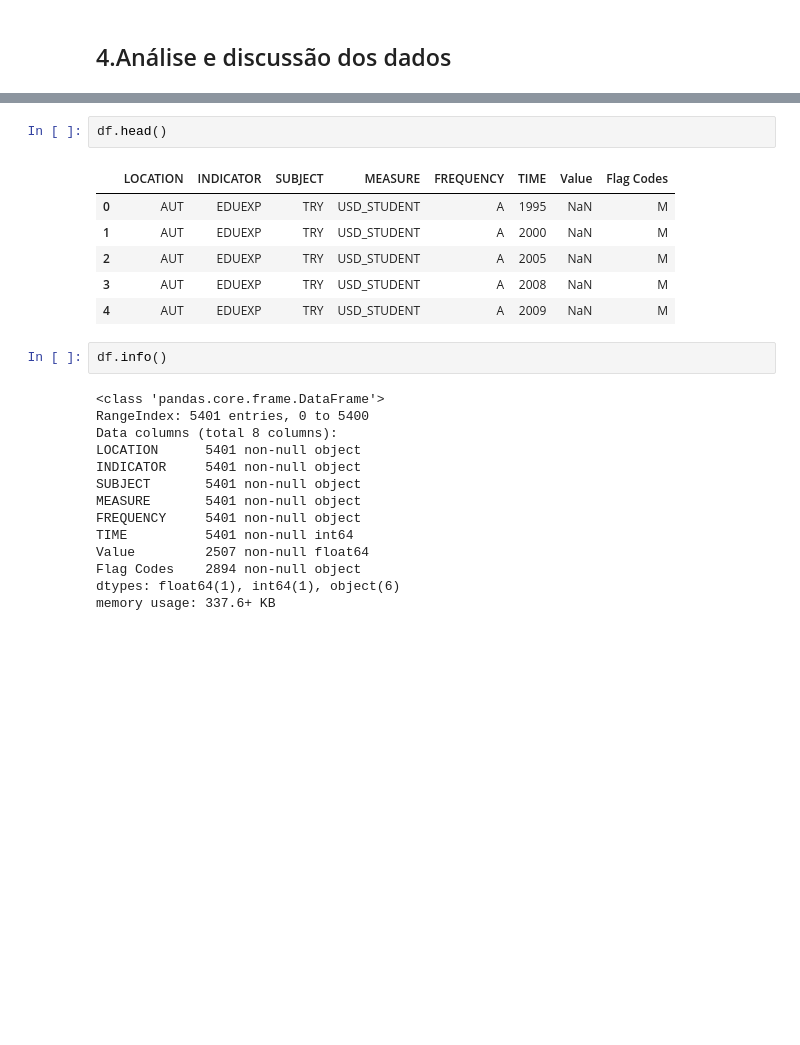
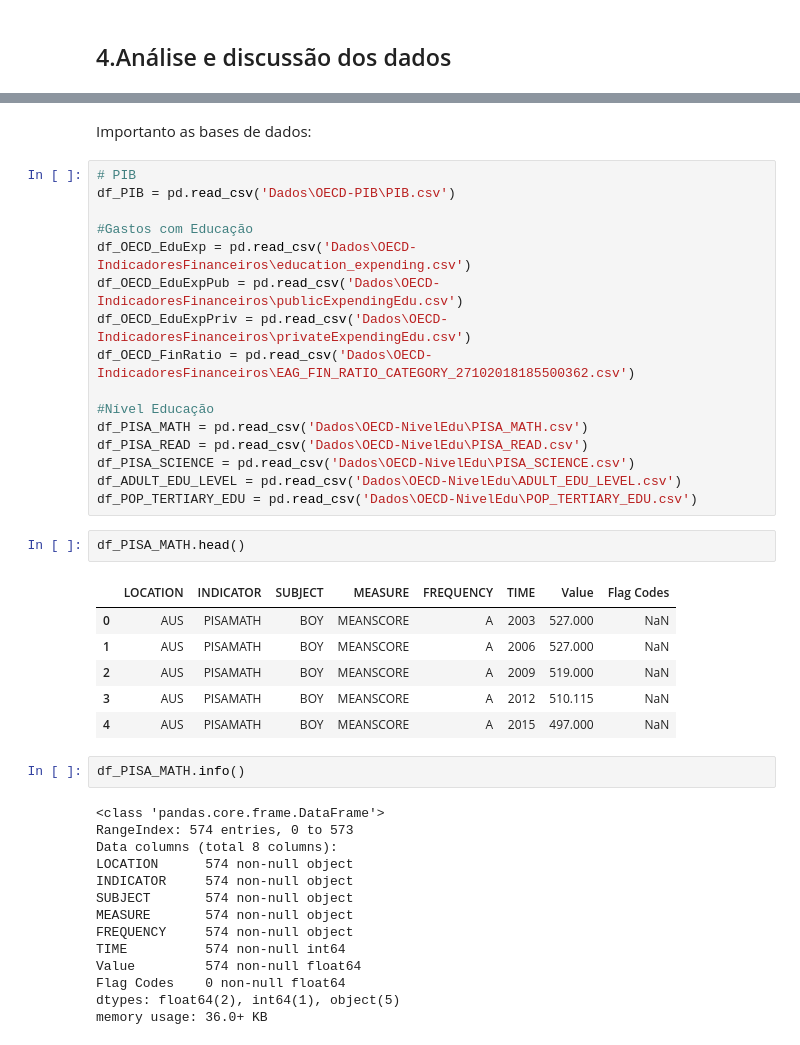
Before and after one commit to BimChar/Projeto_Integrador-DH, a Jupyter notebook: projetoIntegrador.ipynb, the cells around one changed output, grey strips where cells are left out. Cells and saved outputs as stored; diff of their text form; blank space fills up the shorter version.

```diff
--- a/projetoIntegrador.ipynb
+++ b/projetoIntegrador.ipynb
@@ -47,25 +29,43 @@ df = pd.read_csv('Dados\DP_LIVE_24102018031945916.csv')
+# %% [markdown]
+Importanto as bases de dados:
+# %%
+# PIB
+df_PIB = pd.read_csv('Dados\OECD-PIB\PIB.csv')
+
+#Gastos com Educação
+df_OECD_EduExp = pd.read_csv('Dados\OECD-IndicadoresFinanceiros\education_expending.csv')
+df_OECD_EduExpPub = pd.read_csv('Dados\OECD-IndicadoresFinanceiros\publicExpendingEdu.csv')
+df_OECD_EduExpPriv = pd.read_csv('Dados\OECD-IndicadoresFinanceiros\privateExpendingEdu.csv')
+df_OECD_FinRatio = pd.read_csv('Dados\OECD-IndicadoresFinanceiros\EAG_FIN_RATIO_CATEGORY_27102018185500362.csv')
+
+#Nível Educação
+df_PISA_MATH = pd.read_csv('Dados\OECD-NivelEdu\PISA_MATH.csv')
+df_PISA_READ = pd.read_csv('Dados\OECD-NivelEdu\PISA_READ.csv')
+df_PISA_SCIENCE = pd.read_csv('Dados\OECD-NivelEdu\PISA_SCIENCE.csv')
+df_ADULT_EDU_LEVEL = pd.read_csv('Dados\OECD-NivelEdu\ADULT_EDU_LEVEL.csv')
+df_POP_TERTIARY_EDU = pd.read_csv('Dados\OECD-NivelEdu\POP_TERTIARY_EDU.csv')
 # %%
-df.head()
+df_PISA_MATH.head()
 # %% [output]
 |  | LOCATION | INDICATOR | SUBJECT | MEASURE | FREQUENCY | TIME | Value | Flag Codes |
-| 0 | AUT | EDUEXP | TRY | USD_STUDENT | A | 1995 | NaN | M |
-| 1 | AUT | EDUEXP | TRY | USD_STUDENT | A | 2000 | NaN | M |
-| 2 | AUT | EDUEXP | TRY | USD_STUDENT | A | 2005 | NaN | M |
-| 3 | AUT | EDUEXP | TRY | USD_STUDENT | A | 2008 | NaN | M |
-| 4 | AUT | EDUEXP | TRY | USD_STUDENT | A | 2009 | NaN | M |
+| 0 | AUS | PISAMATH | BOY | MEANSCORE | A | 2003 | 527.000 | NaN |
+| 1 | AUS | PISAMATH | BOY | MEANSCORE | A | 2006 | 527.000 | NaN |
+| 2 | AUS | PISAMATH | BOY | MEANSCORE | A | 2009 | 519.000 | NaN |
+| 3 | AUS | PISAMATH | BOY | MEANSCORE | A | 2012 | 510.115 | NaN |
+| 4 | AUS | PISAMATH | BOY | MEANSCORE | A | 2015 | 497.000 | NaN |
 # %%
-df.info()
+df_PISA_MATH.info()
 # %% [output]
 <class 'pandas.core.frame.DataFrame'>
-RangeIndex: 5401 entries, 0 to 5400
+RangeIndex: 574 entries, 0 to 573
 Data columns (total 8 columns):
-LOCATION      5401 non-null object
-INDICATOR     5401 non-null object
-SUBJECT       5401 non-null object
-MEASURE       5401 non-null object
-FREQUENCY     5401 non-null object
-TIME          5401 non-null int64
-Value         2507 non-null float64
-Flag Codes    2894 non-null object
-dtypes: float64(1), int64(1), object(6)
-memory usage: 337.6+ KB
+LOCATION      574 non-null object
+INDICATOR     574 non-null object
+SUBJECT       574 non-null object
+MEASURE       574 non-null object
+FREQUENCY     574 non-null object
+TIME          574 non-null int64
+Value         574 non-null float64
+Flag Codes    0 non-null float64
+dtypes: float64(2), int64(1), object(5)
+memory usage: 36.0+ KB
```
Also changed, not shown: parts of 30 cells of this notebook, 2 other files.
